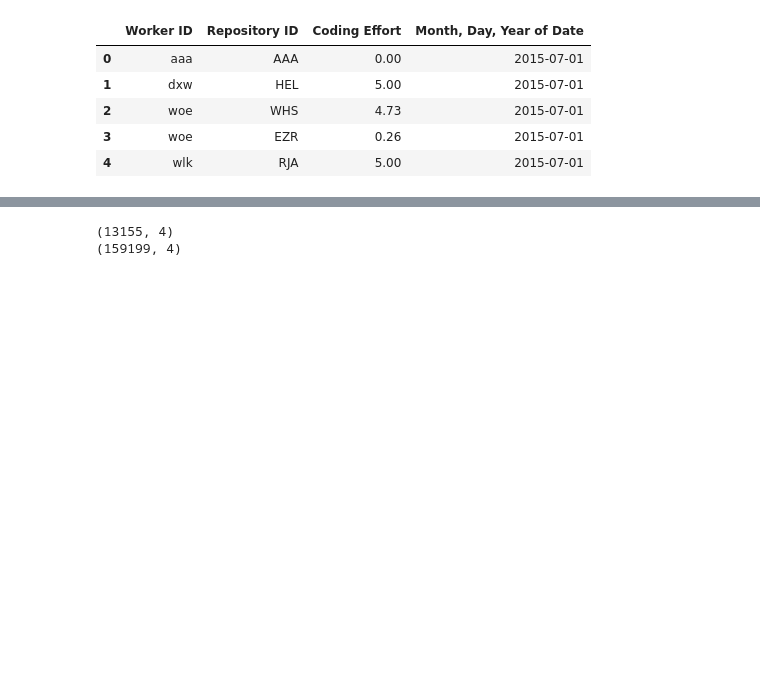
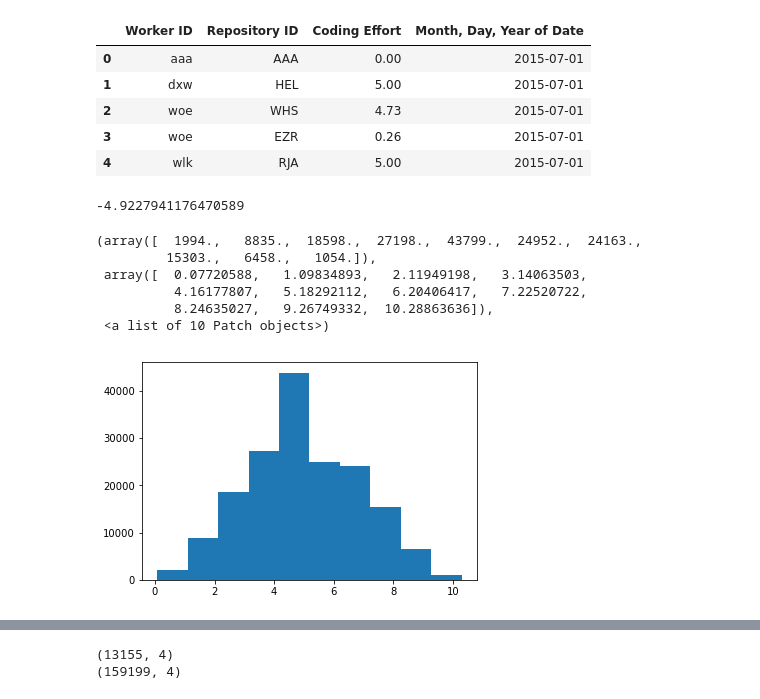
Before and after one commit to MiyainNYC/Graph-Thinking, a Jupyter notebook: Bipartite Projection Recommendation System.ipynb, the cells around one changed output, grey strips where cells are left out. Saved outputs shown, nothing was run; the diff lists cells and outputs as text; code cells hidden in the pictures; blank space fills up the shorter version.

```diff
--- a/Bipartite Projection Recommendation System.ipynb
+++ b/Bipartite Projection Recommendation System.ipynb
@@ -23,0 +28,14 @@ data.head()
+# %%
+np.min(data.groupby(['Worker ID']).transform(lambda x: x - x.mean()).values)
+# %% [output]
+-4.9227941176470589
+# %%
+plt.hist(data.groupby(['Worker ID']).transform(lambda x: x - x.mean()+5).values)
+# %% [output]
+(array([  1994.,   8835.,  18598.,  27198.,  43799.,  24952.,  24163.,
+         15303.,   6458.,   1054.]),
+ array([  0.07720588,   1.09834893,   2.11949198,   3.14063503,
+          4.16177807,   5.18292112,   6.20406417,   7.22520722,
+          8.24635027,   9.26749332,  10.28863636]),
+ <a list of 10 Patch objects>)
+[figure, added]
```
Also changed, not shown: parts of 35 cells of this notebook.
